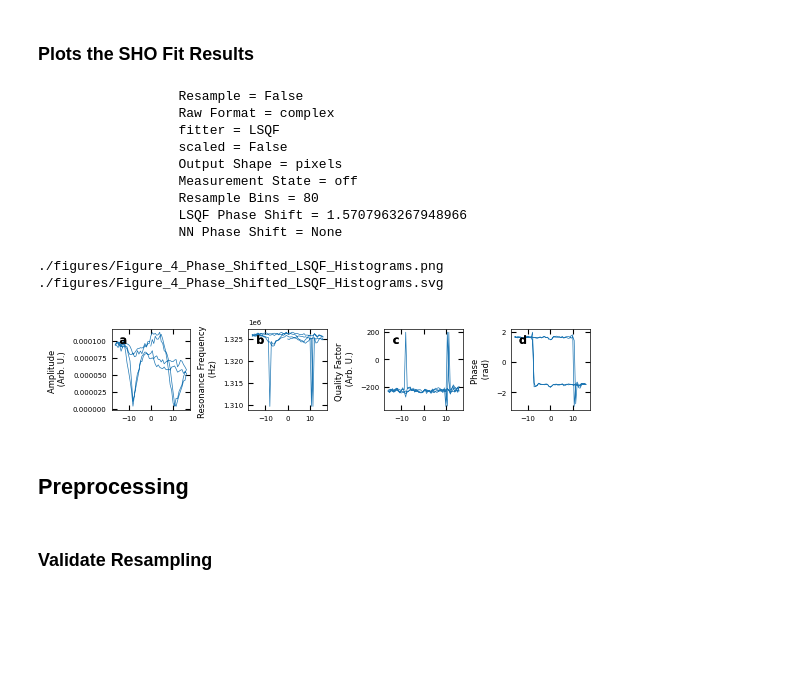
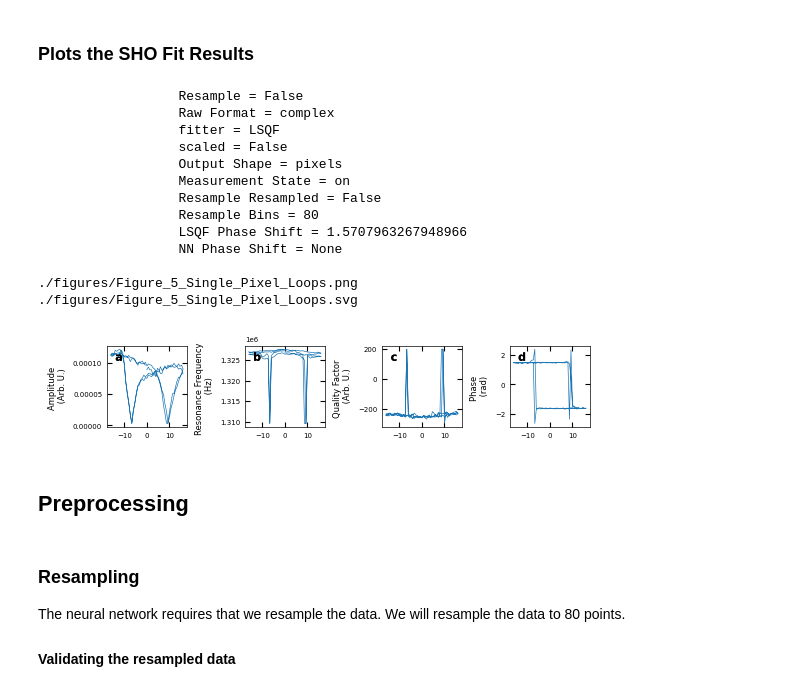
Before and after one commit to m3-learning/m3_learning_old, a Jupyter notebook: m3_learning/papers/2023_Rapid_Fitting/1_SHO_Fitting.ipynb, the cells around one changed output. Drawn from its saved outputs; the diff is of its cells as text; code cells hidden in the pictures; blank space fills up the shorter version.

```diff
--- a/m3_learning/papers/2023_Rapid_Fitting/1_SHO_Fitting.ipynb
+++ b/m3_learning/papers/2023_Rapid_Fitting/1_SHO_Fitting.ipynb
@@ -1112,17 +134,17 @@ LSQF method took 1843.8269655704498 seconds to compute parameters
 # %%
 # instantiate the dataset object
+# it is a good idea to do this again in case the original data did not have complete SHO Fits
 dataset = BE_Dataset("./data_raw.h5", resample_bins = 80)
+BE_viz = Viz(dataset, printing, verbose=True)
 # %% [markdown]
 ### Views the Distribution of the Least Squares Fitting (LSQF) results
 
 It is good to view the distributions and standardize the phase shift. The phase shift is rotated around the unit circle such that the peaks are at $-\pi/2$ and $\pi/2$
 # %%
-dataset.LSQF_phase_shift = np.pi/2
-
-dataset.extraction_state
+dataset.LSQF_phase_shift = 0
 
 BE_viz.SHO_hist(dataset.SHO_fit_results(),
-                      filename="Figure_2_Original_LSQF_Histograms")
+                      filename="Figure_3_Original_LSQF_Histograms")
 # %% [output]
                   Resample = False
                   Raw Format = complex
@@ -1159,29 +187,30 @@ BE_viz.SHO_hist(dataset.SHO_fit_results(),
 # %% [markdown]
 ### Plots the SHO Fit Results
 # %%
-pixel = np.random.randint(0, dataset.num_pix)
-dataset.measurement_state ='off'
-data = dataset.SHO_fit_results(pixel)
-dataset.extraction_state
+dataset.measurement_state ='on'
 
-BE_viz.SHO_loops(data,
-                      filename="Figure_4_Phase_Shifted_LSQF_Histograms")
+BE_viz.SHO_loops(filename="Figure_5_Single_Pixel_Loops")
 # %% [output]
                   Resample = False
                   Raw Format = complex
                   fitter = LSQF
                   scaled = False
                   Output Shape = pixels
-                  Measurement State = off
+                  Measurement State = on
+                  Resample Resampled = False
                   Resample Bins = 80
                   LSQF Phase Shift = 1.5707963267948966
                   NN Phase Shift = None
 
-./figures/Figure_4_Phase_Shifted_LSQF_Histograms.png
-./figures/Figure_4_Phase_Shifted_LSQF_Histograms.svg
+./figures/Figure_5_Single_Pixel_Loops.png
+./figures/Figure_5_Single_Pixel_Loops.svg
-[figure, old version]
+[figure, new version]
 # %% [markdown]
 ## Preprocessing
 # %% [markdown]
-### Validate Resampling
+### Resampling
+
+The neural network requires that we resample the data. We will resample the data to 80 points.
+
+#### Validating the resampled data
 # %%
```
Also changed, not shown: parts of 15 cells of this notebook, 18 other files.
